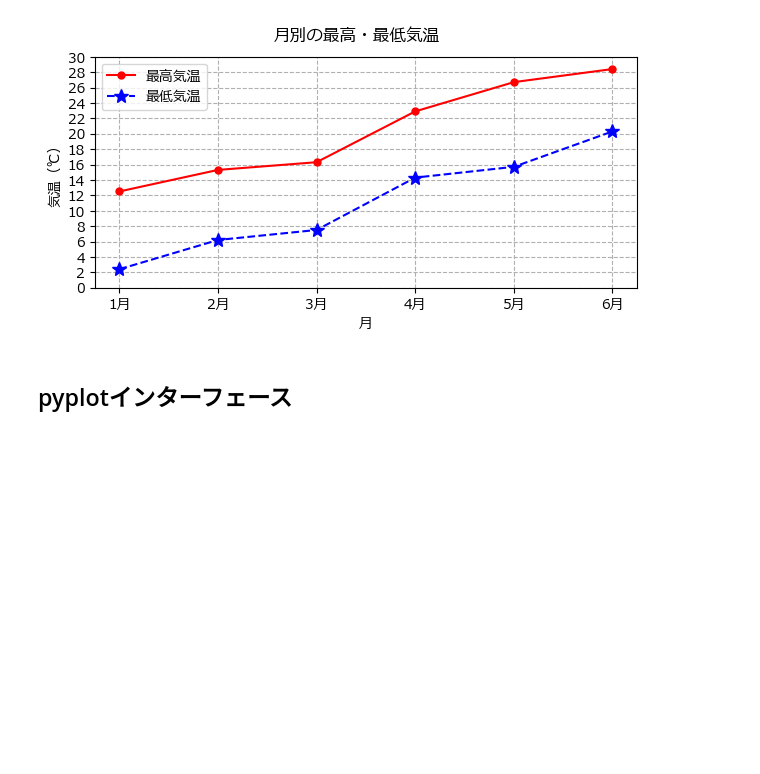
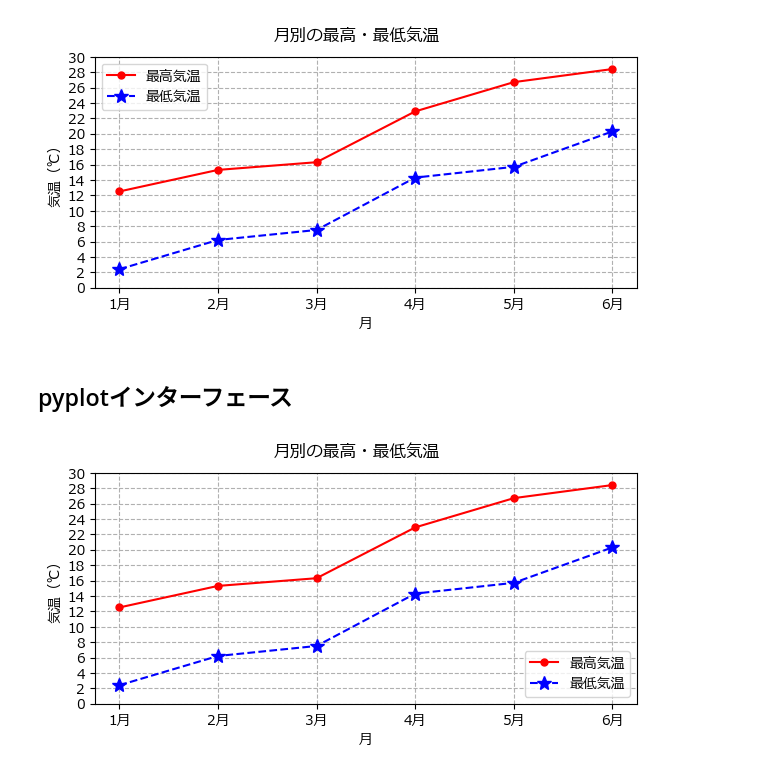
Before and after one commit to kjfarm1225/pyq_practice, a Jupyter notebook: 140_7_matplotlib_useful_features/140-7_matplotlib_useful_features.ipynb, the cells around one changed output. Drawn from its saved outputs; the diff is of its cells as text; code cells hidden in the pictures; blank space fills up the shorter version.

```diff
--- a/140_7_matplotlib_useful_features/140-7_matplotlib_useful_features.ipynb
+++ b/140_7_matplotlib_useful_features/140-7_matplotlib_useful_features.ipynb
@@ -136,3 +136,27 @@ plt.show()
 [figure]
 # %% [markdown]
 ## pyplotインターフェース
+# %%
+plt.figure(figsize=(7, 3))
+
+plt.plot(x_months, y_temps_max, label="最高気温",
+          color="red",
+           marker=".", markersize=10)
+plt.plot(x_months, y_temps_min, label="最低気温",
+          color="blue",
+           marker="*", markersize=10,
+            linestyle="--")
+
+plt.grid(True, linestyle="--")
+plt.yticks(y_ticks)
+plt.xticks(x_months,
+            labels=x_ticks_labels)
+
+plt.suptitle("月別の最高・最低気温")
+plt.xlabel("月")
+plt.ylabel("気温（℃）")
+plt.legend(loc="lower right")
+
+plt.show()
+# %% [output]
+[figure, added]
```
